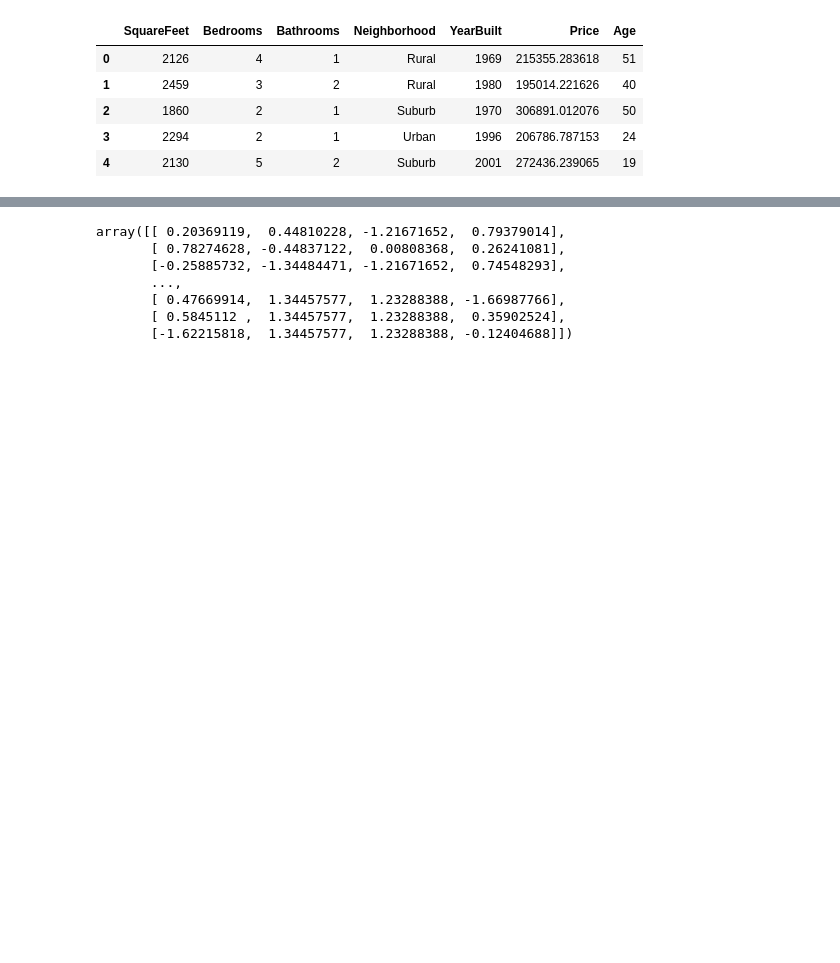
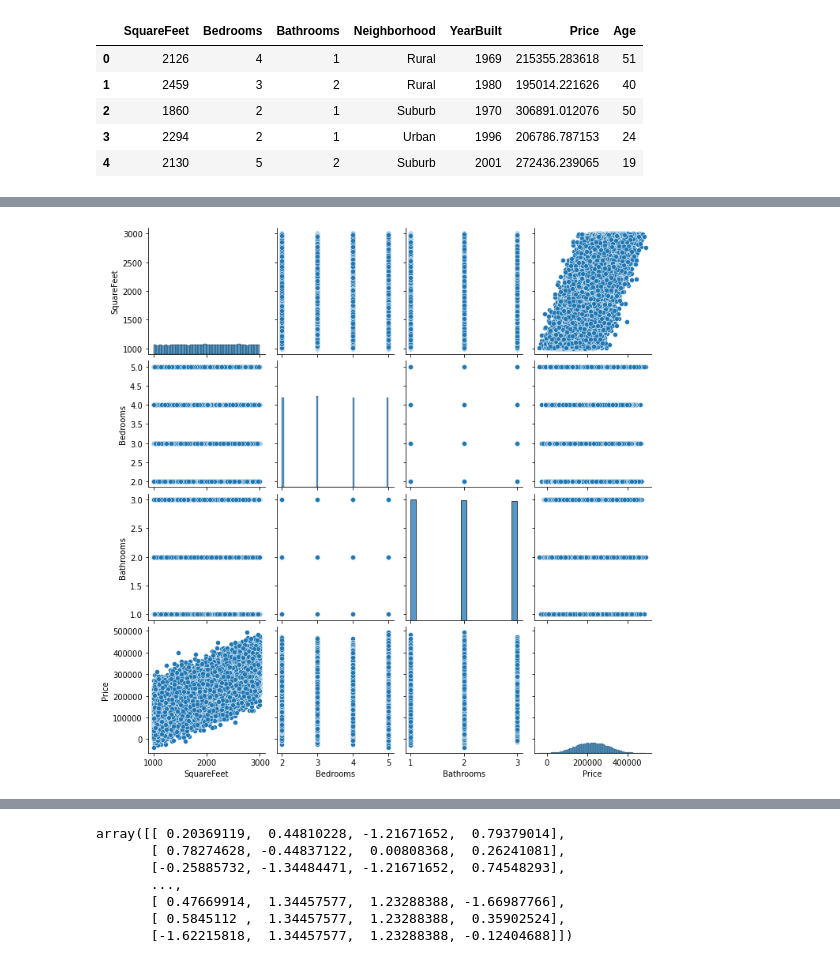
Before and after one commit to Qamil-Mirza/My-Data-Projects, a Jupyter notebook: Linear-Regression/main.ipynb, the cells around one changed output, grey strips where cells are left out. Drawn from its saved outputs; the diff is of its cells as text; code cells hidden in the pictures; blank space fills up the shorter version.

```diff
--- a/Linear-Regression/main.ipynb
+++ b/Linear-Regression/main.ipynb
@@ -566,0 +580,5 @@ house_price_df.head()
+# %%
+sns.pairplot(house_price_df[['SquareFeet', 'Bedrooms', "Bathrooms", "Price"]])
+plt.show()
+# %% [output]
+[figure, added]
```
Also changed, not shown: parts of 15 cells of this notebook.
